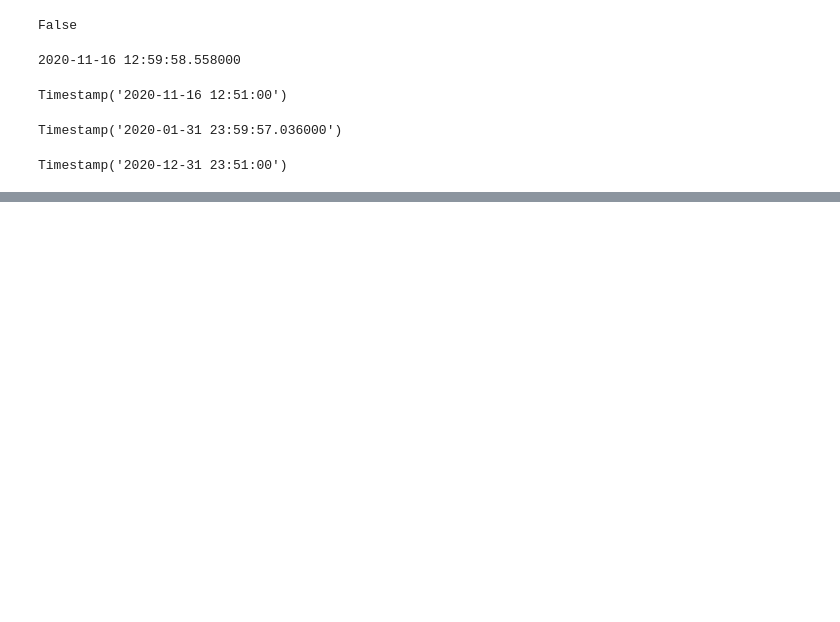
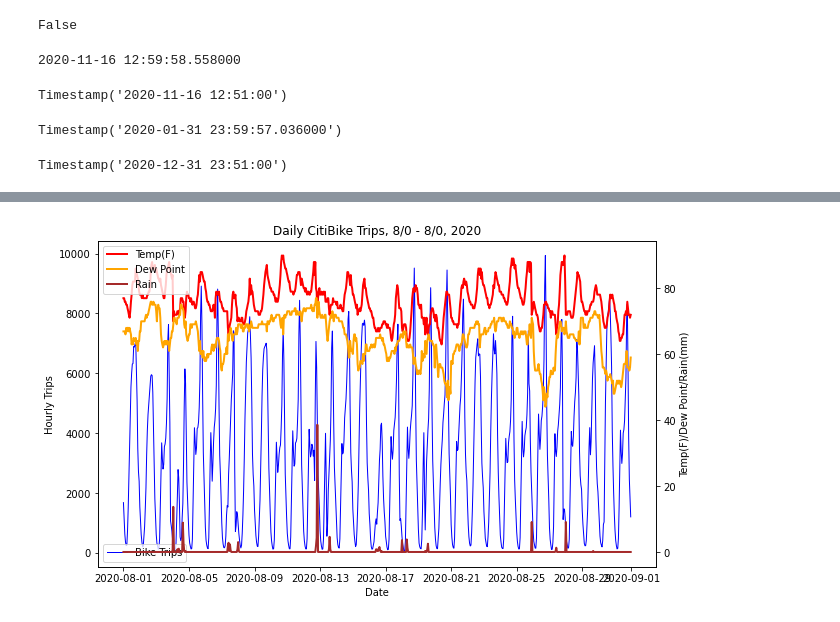
Before and after one commit to leckieje/fair_weather_cyclists, a Jupyter notebook: bike_weather_20.ipynb, the cells around one changed output, grey strips where cells are left out. Drawn from its saved outputs; the diff is of its cells as text; code cells hidden in the pictures; blank space fills up the shorter version.

```diff
--- a/bike_weather_20.ipynb
+++ b/bike_weather_20.ipynb
@@ -1028,0 +978,4 @@ chart_period(8, 11, 13)
+# %%
+chart_period(8, 0, 0)
+# %% [output]
+[figure, added]
```
Also changed, not shown: parts of 86 cells of this notebook.
